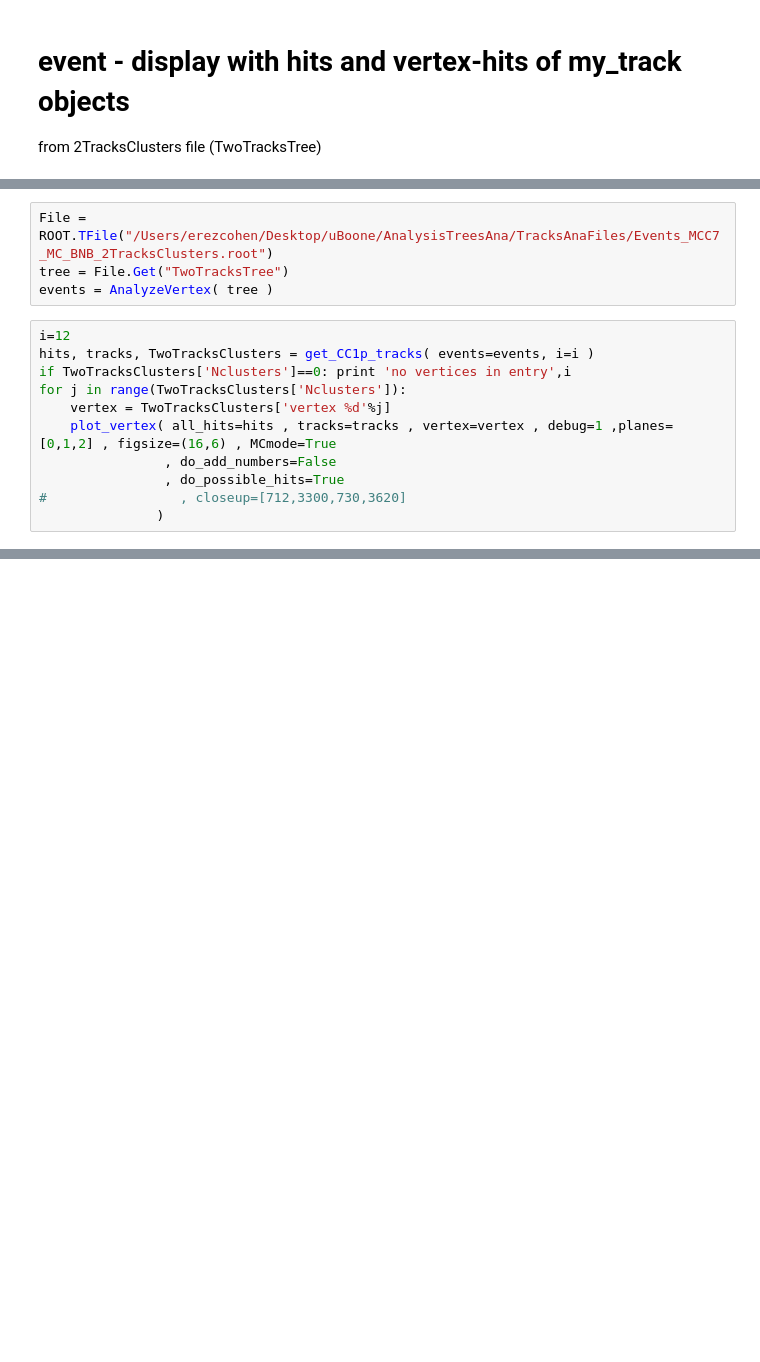
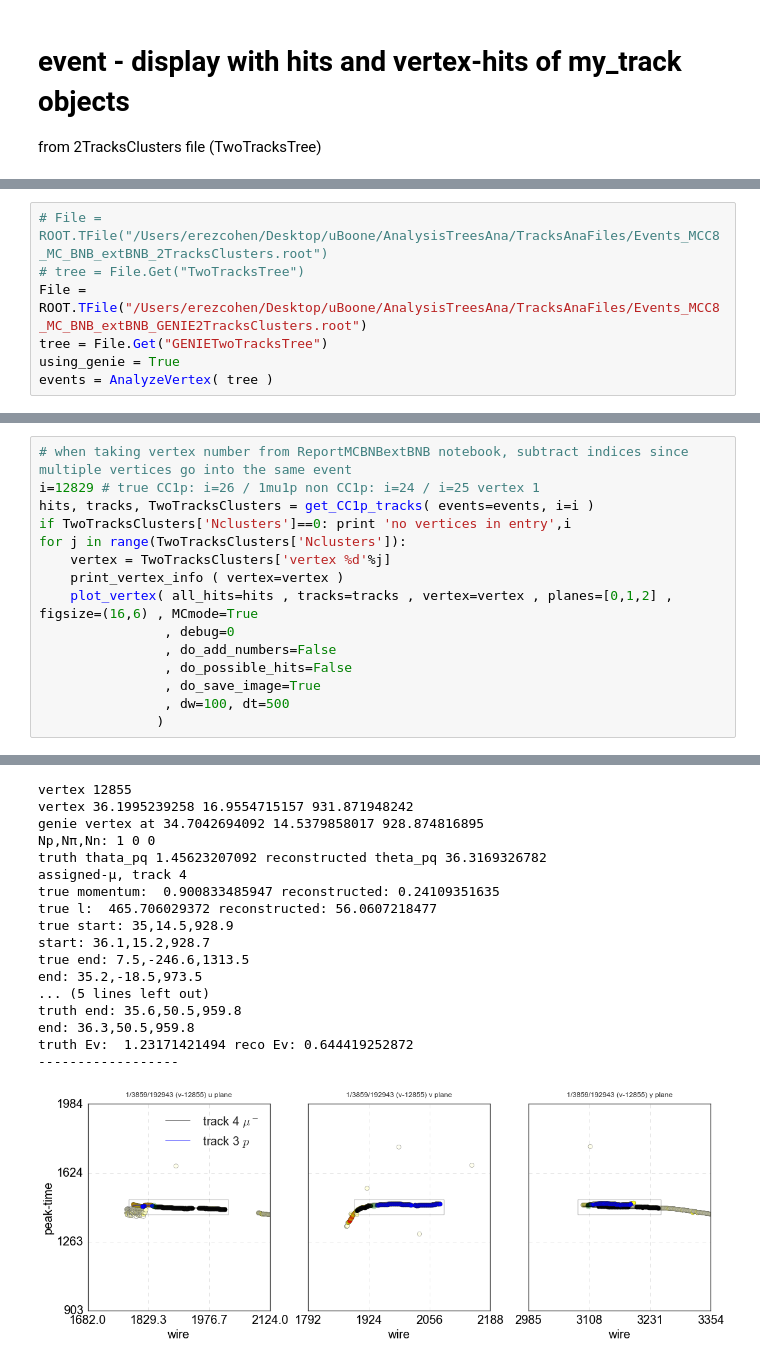
Before and after one commit to erezcoh4/AnalysisTreesInformation, a Jupyter notebook: CCQEPackage/notebooks/evd/EventDisplayWithHitsAndVertexHits.ipynb, the cells around one changed output, grey strips where cells are left out. Saved outputs shown, nothing was run; the diff lists cells and outputs as text; blank space fills up the shorter version.

```diff
--- a/CCQEPackage/notebooks/evd/EventDisplayWithHitsAndVertexHits.ipynb
+++ b/CCQEPackage/notebooks/evd/EventDisplayWithHitsAndVertexHits.ipynb
@@ -13,2 +13,9 @@ sys.stdout = open('/dev/stdout', 'w')
+# %%
+# File = ROOT.TFile("/Users/erezcohen/Desktop/uBoone/AnalysisTreesAna/TracksAnaFiles/Events_MCC8_MC_BNB_extBNB_2TracksClusters.root")
+# tree = File.Get("TwoTracksTree")
+File = ROOT.TFile("/Users/erezcohen/Desktop/uBoone/AnalysisTreesAna/TracksAnaFiles/Events_MCC8_MC_BNB_extBNB_GENIE2TracksClusters.root")
+tree = File.Get("GENIETwoTracksTree")
+using_genie = True
+events = AnalyzeVertex( tree )
 # %%
 #---------------------------------------------------------------------------------------------
@@ -142,16 +225,16 @@ def plot_vertex(all_hits=None , tracks=None, vertex=None , closeup=None,
-# %%
-File = ROOT.TFile("/Users/erezcohen/Desktop/uBoone/AnalysisTreesAna/TracksAnaFiles/Events_MCC7_MC_BNB_2TracksClusters.root")
-tree = File.Get("TwoTracksTree")
-events = AnalyzeVertex( tree )
 # %%
-i=12
+# when taking vertex number from ReportMCBNBextBNB notebook, subtract indices since multiple vertices go into the same event
+i=12829 # true CC1p: i=26 / 1mu1p non CC1p: i=24 / i=25 vertex 1
 hits, tracks, TwoTracksClusters = get_CC1p_tracks( events=events, i=i )
 if TwoTracksClusters['Nclusters']==0: print 'no vertices in entry',i
 for j in range(TwoTracksClusters['Nclusters']):
     vertex = TwoTracksClusters['vertex %d'%j]
-    plot_vertex( all_hits=hits , tracks=tracks , vertex=vertex , debug=1 ,planes=[0,1,2] , figsize=(16,6) , MCmode=True
+    print_vertex_info ( vertex=vertex )
+    plot_vertex( all_hits=hits , tracks=tracks , vertex=vertex , planes=[0,1,2] , figsize=(16,6) , MCmode=True
+                , debug=0
                 , do_add_numbers=False
-                , do_possible_hits=True
-#                 , closeup=[712,3300,730,3620]
+                , do_possible_hits=False
+                , do_save_image=True
+                , dw=100, dt=500
                )
 # %% [output]
@@ -159,0 +241,18 @@ for j in range(TwoTracksClusters['Nclusters']):
+vertex 12855
+vertex 36.1995239258 16.9554715157 931.871948242
+genie vertex at 34.7042694092 14.5379858017 928.874816895
+Np,Nπ,Nn: 1 0 0
+truth thata_pq 1.45623207092 reconstructed theta_pq 36.3169326782
+assigned-µ, track 4
+true momentum:  0.900833485947 reconstructed: 0.24109351635
+true l:  465.706029372 reconstructed: 56.0607218477
+true start: 35,14.5,928.9
+start: 36.1,15.2,928.7
+true end: 7.5,-246.6,1313.5
+end: 35.2,-18.5,973.5
+... (5 lines left out)
+truth end: 35.6,50.5,959.8
+end: 36.3,50.5,959.8
+truth Ev:  1.23171421494 reco Ev: 0.644419252872
+------------------
+[figure, added]
```
Also changed, not shown: parts of 4 cells of this notebook, 17 other files.
